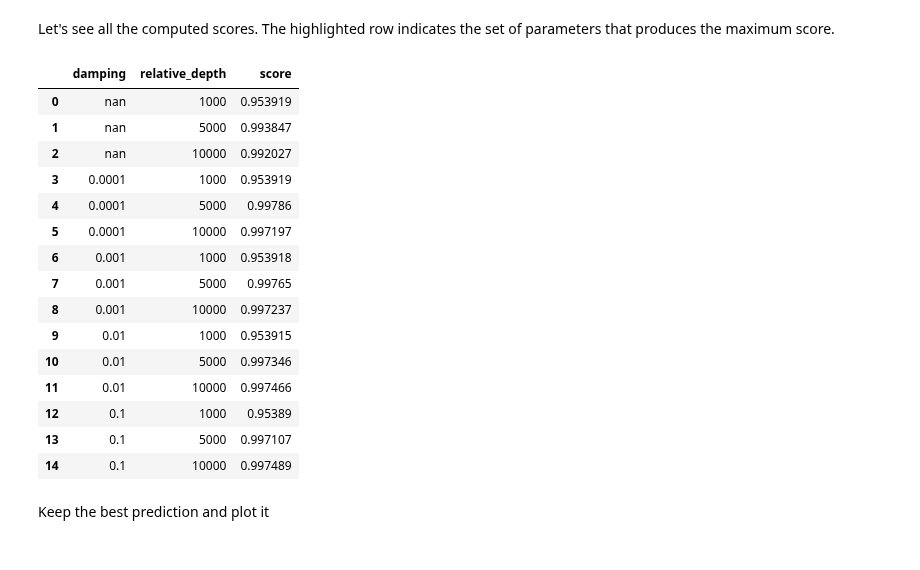
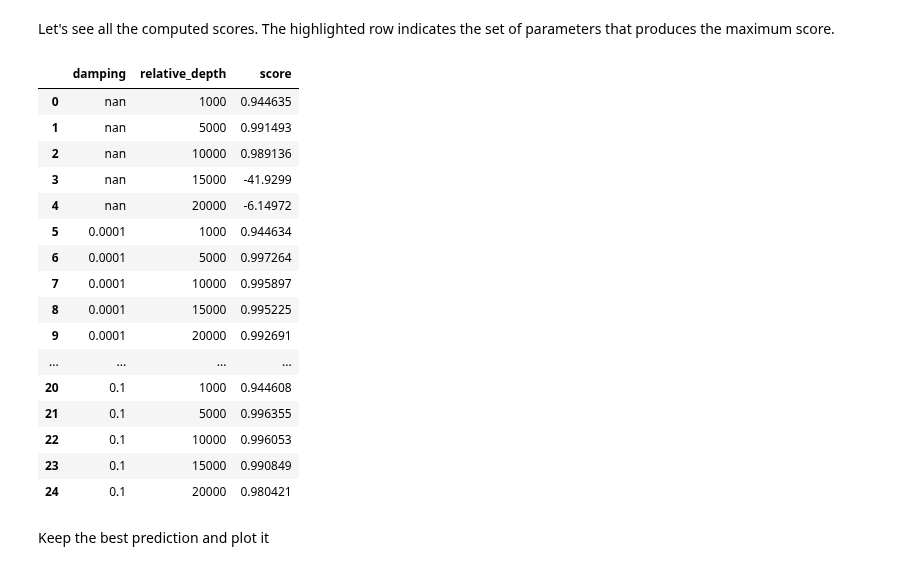
Before and after one commit to compgeolab/eql-gradient-boosted, a Jupyter notebook: notebooks/Gridding synthetic ground survey.ipynb, the cells around one changed output. Cells and saved outputs as stored; diff of their text form; code cells hidden in the pictures.

```diff
--- a/notebooks/Gridding synthetic ground survey.ipynb
+++ b/notebooks/Gridding synthetic ground survey.ipynb
@@ -84,6 +84,7 @@ def print_params_scores(parameters_sets, scores):
         df["score"].append(score)
     df = pd.DataFrame(df)
     display(df.style.apply(highlight_max_row, column="score", axis=None))
+    return df
 
 
 def highlight_max_row(df, column, color="orange"):
@@ -118,13 +119,13 @@ field_units = "mGal"
 # Define the spacing of the target regular grid
 # and its observation height
 grid_spacing = 1e3
-grid_elevation = 1500
+grid_elevation = 1000
 
 # Define set of interpolation parameters
 dampings = [None, 1e-4, 1e-3, 1e-2, 1e-1]
-relative_depths = [1e3, 5e3, 10e3]
-block_spacings = [0.25e3, 0.5e3, 1e3, 2e3, 3e3]
-source_grid_spacings = [2.2e3, 3e3, 4e3]
+relative_depths = [1e3, 5e3, 10e3, 15e3, 20e3]
+block_spacings = [0.25e3, 0.5e3, 1e3, 5e3, 10e3, 15e3]
+source_grid_spacings = [3e3, 5e3, 10e3, 15e3]
 # %% [markdown]
 ## Create the synthetic ground survey
 
@@ -255,24 +256,25 @@ for parameters in parameters_sets:
 # %% [markdown]
 Let's see all the computed scores. The highlighted row indicates the set of parameters that produces the maximum score.
 # %%
-print_params_scores(parameters_sets, scores)
+df = print_params_scores(parameters_sets, scores)
 # %% [output]
 |  | damping | relative_depth | score |
-| 0 | nan | 1000 | 0.953919 |
-| 1 | nan | 5000 | 0.993847 |
-| 2 | nan | 10000 | 0.992027 |
-| 3 | 0.0001 | 1000 | 0.953919 |
-| 4 | 0.0001 | 5000 | 0.99786 |
-| 5 | 0.0001 | 10000 | 0.997197 |
-| 6 | 0.001 | 1000 | 0.953918 |
-| 7 | 0.001 | 5000 | 0.99765 |
-| 8 | 0.001 | 10000 | 0.997237 |
-| 9 | 0.01 | 1000 | 0.953915 |
-| 10 | 0.01 | 5000 | 0.997346 |
-| 11 | 0.01 | 10000 | 0.997466 |
-| 12 | 0.1 | 1000 | 0.95389 |
-| 13 | 0.1 | 5000 | 0.997107 |
-| 14 | 0.1 | 10000 | 0.997489 |
+| 0 | nan | 1000 | 0.944635 |
+| 1 | nan | 5000 | 0.991493 |
+| 2 | nan | 10000 | 0.989136 |
+| 3 | nan | 15000 | -41.9299 |
+| 4 | nan | 20000 | -6.14972 |
+| 5 | 0.0001 | 1000 | 0.944634 |
+| 6 | 0.0001 | 5000 | 0.997264 |
+| 7 | 0.0001 | 10000 | 0.995897 |
+| 8 | 0.0001 | 15000 | 0.995225 |
+| 9 | 0.0001 | 20000 | 0.992691 |
+| ... | ... | ... | ... |
+| 20 | 0.1 | 1000 | 0.944608 |
+| 21 | 0.1 | 5000 | 0.996355 |
+| 22 | 0.1 | 10000 | 0.996053 |
+| 23 | 0.1 | 15000 | 0.990849 |
+| 24 | 0.1 | 20000 | 0.980421 |
 # %% [markdown]
 Keep the best prediction and plot it
 # %%
```
Also changed, not shown: parts of 11 cells of this notebook, 1 other file.
